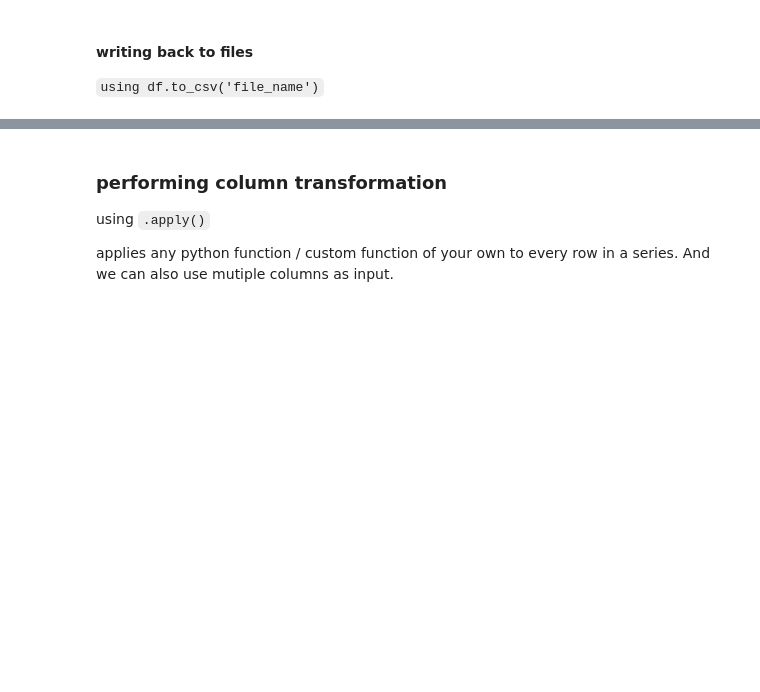
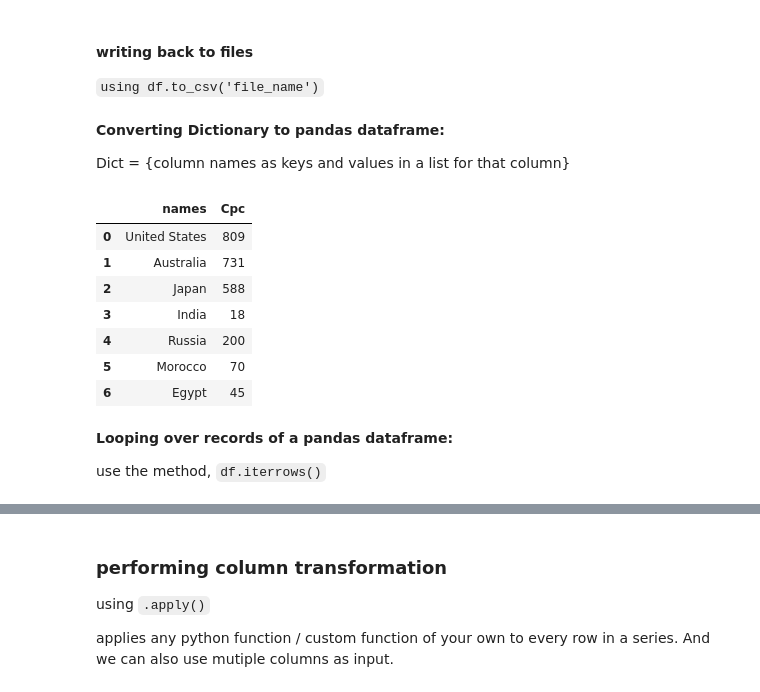
Before and after one commit to abhixshek/data-science-toolkit, a Jupyter notebook: pandas_kb.ipynb, the cells around one changed output, grey strips where cells are left out. Saved outputs shown, nothing was run; the diff lists cells and outputs as text; code cells hidden in the pictures; blank space fills up the shorter version.

```diff
--- a/pandas_kb.ipynb
+++ b/pandas_kb.ipynb
@@ -2841,3 +2841,26 @@ covid_df.to_csv('covid-data.csv', index=False)
 # fill save file without the row indices
 # %%
 df.to_csv('brics-data.csv')
+# %% [markdown]
+**Converting Dictionary to pandas dataframe:**
+
+Dict = {column names as keys and values in a list for that column}
+# %%
+Dict = {'names':['United States', 'Australia', 'Japan', 'India', 'Russia', 'Morocco', 'Egypt'],
+        'Cpc':[809, 731, 588, 18, 200, 70, 45]
+       }
+# %%
+pd.DataFrame(Dict)
+# %% [output]
+|  | names | Cpc |
+| 0 | United States | 809 |
+| 1 | Australia | 731 |
+| 2 | Japan | 588 |
+| 3 | India | 18 |
+| 4 | Russia | 200 |
+| 5 | Morocco | 70 |
+| 6 | Egypt | 45 |
+# %% [markdown]
+**Looping over records of a pandas dataframe:**
+
+use the method, `df.iterrows()`
```
Also changed, not shown: parts of 35 cells of this notebook, 1 other file.
